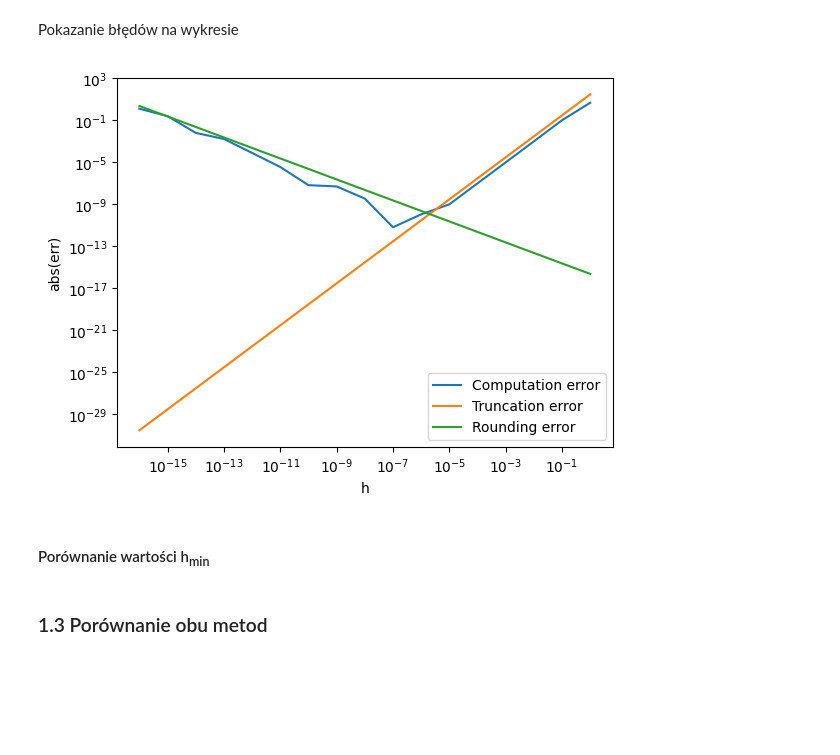
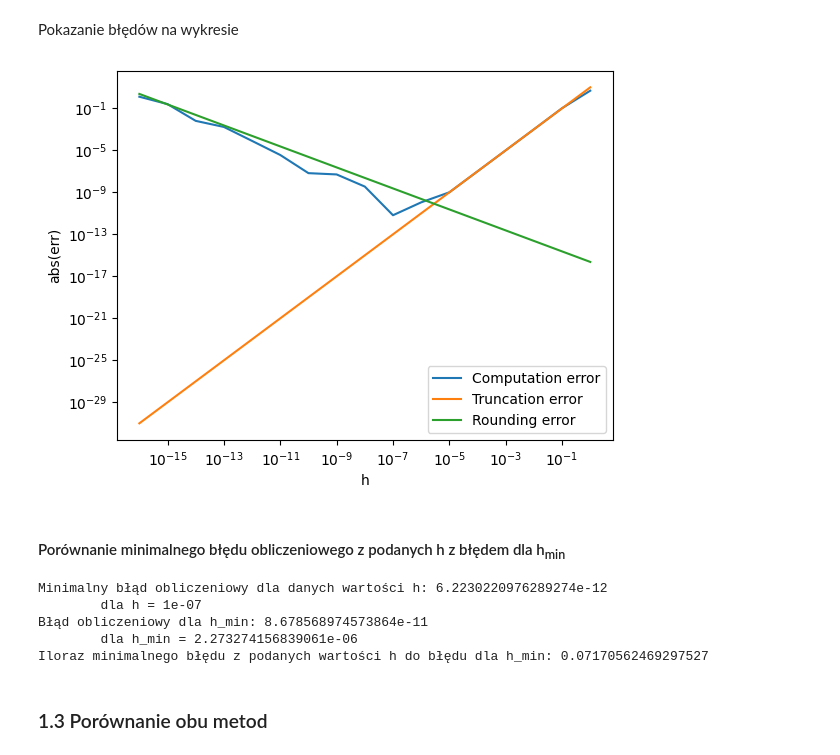
Before and after one commit to Mosder/agh, a Jupyter notebook: sem4/mownit/lab01/zad1.ipynb, the cells around one changed output. Saved outputs shown, nothing was run; the diff lists cells and outputs as text; code cells hidden in the pictures; blank space fills up the shorter version.

```diff
--- a/sem4/mownit/lab01/zad1.ipynb
+++ b/sem4/mownit/lab01/zad1.ipynb
@@ -98,39 +114,34 @@ def df_dx_central(f):
 # %% [markdown]
 Obliczenie wartości oraz ich błędów
 # %%
-# correct value
-correct_val = dtan_dx(x)
-
 # computed values
 dtan_dx_central = df_dx_central(np.tan)
-comp_vals = dtan_dx_central(x, h_spacings)
+comp_vals_central = dtan_dx_central(x, h_spacings)
 
 # computational errors
-comp_errs = np.abs(correct_val - comp_vals)
+comp_errs_central = np.abs(correct_val - comp_vals_central)
 
 # truncation errors
-M = np.abs(d3tan_dx3(x))
-trunc_errs = M * h_spacings**2 / 2
+M_central = np.abs(d3tan_dx3(x))
+trunc_errs_central = M_central * h_spacings**2 / 6
 
 # rounding errors
-round_errs = eps / h_spacings
+round_errs_central = eps / h_spacings
 # %% [markdown]
 Pokazanie błędów na wykresie
 # %%
 # set log scale
 plt.xscale("log")
 plt.yscale("log")
 # add plots
-plt.plot(h_spacings, comp_errs, label="Computation error")
-plt.plot(h_spacings, trunc_errs, label="Truncation error")
-plt.plot(h_spacings, round_errs, label="Rounding error")
+plt.plot(h_spacings, comp_errs_central, label="Computation error")
+plt.plot(h_spacings, trunc_errs_central, label="Truncation error")
+plt.plot(h_spacings, round_errs_central, label="Rounding error")
 # add labels
 plt.xlabel("h")
 plt.ylabel("abs(err)")
 # show with legend
 plt.legend()
 plt.show()
 # %% [output]
-[figure, old version]
+[figure, new version]
-# %% [markdown]
-<h4>Porównanie wartości h<sub>min</sub></h4>
@@ -139,3 +148,21 @@ plt.show()
+# %% [markdown]
+<h4>Porównanie minimalnego błędu obliczeniowego z podanych h z błędem dla h<sub>min</sub></h4>
+# %%
+# minimal computational error for given h spacings
+given_min_h_central, given_min_error_central = min([(h_spacings[i], comp_errs_central[i]) for i in range(len(h_spacings))], key=lambda x: x[1])
+# computational error for h_min
+calc_min_h_central = np.cbrt(3*eps/M_central)
+calc_min_error_central = np.abs(correct_val - dtan_dx_central(x, calc_min_h_central))
+# print out the comparison
+print(f"Minimalny błąd obliczeniowy dla danych wartości h: {given_min_error_central}\n\tdla h = {given_min_h_central}")
+print(f"Błąd obliczeniowy dla h_min: {calc_min_error_central}\n\tdla h_min = {calc_min_h_central}")
+print(f"Iloraz minimalnego błędu z podanych wartości h do błędu dla h_min: {given_min_error_central / calc_min_error_central}")
+# %% [output]
+Minimalny błąd obliczeniowy dla danych wartości h: 6.2230220976289274e-12
+        dla h = 1e-07
+Błąd obliczeniowy dla h_min: 8.678568974573864e-11
+        dla h_min = 2.273274156839061e-06
+Iloraz minimalnego błędu z podanych wartości h do błędu dla h_min: 0.07170562469297527
 # %% [markdown]
 <h3>1.3 Porównanie obu metod</h3>
 # %%
```
Also changed, not shown: parts of 8 cells of this notebook, 2 other files.
